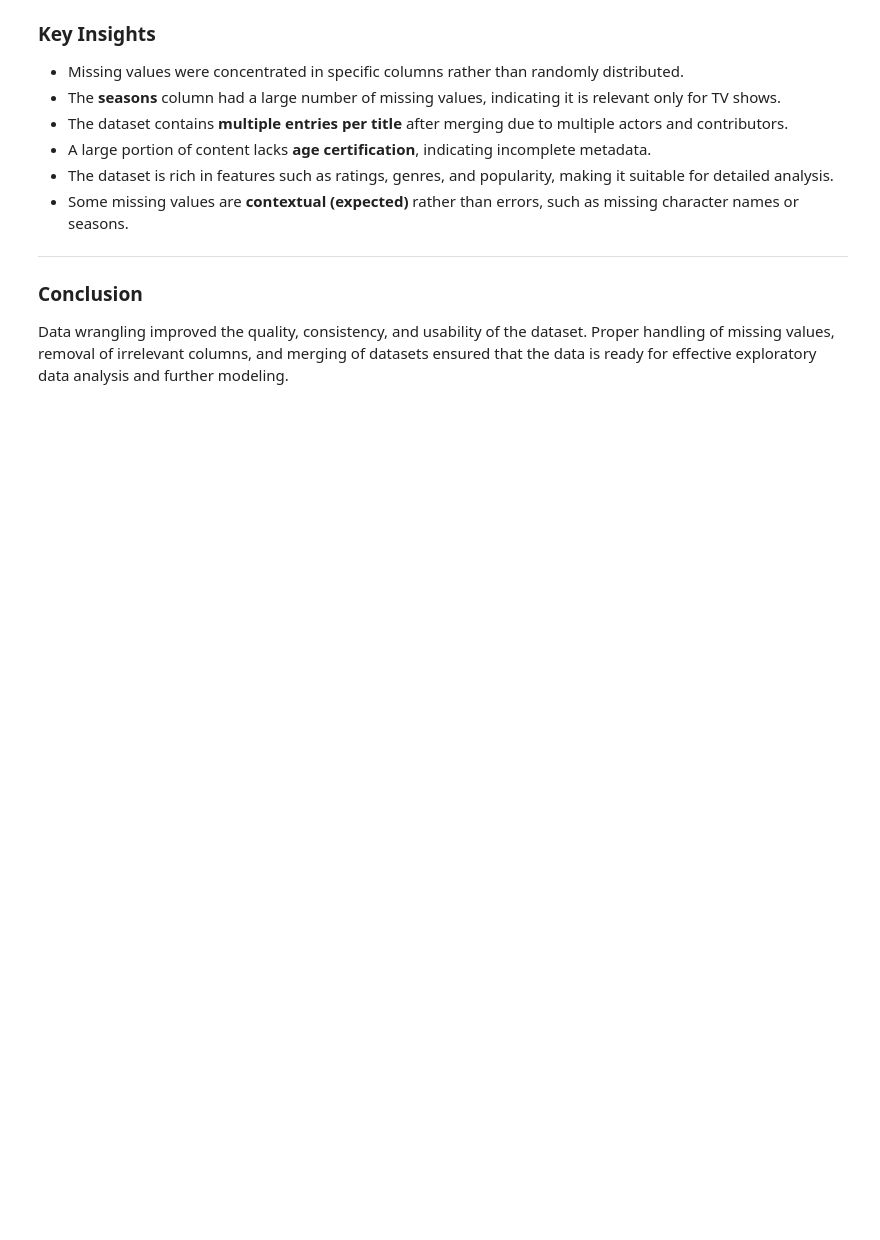
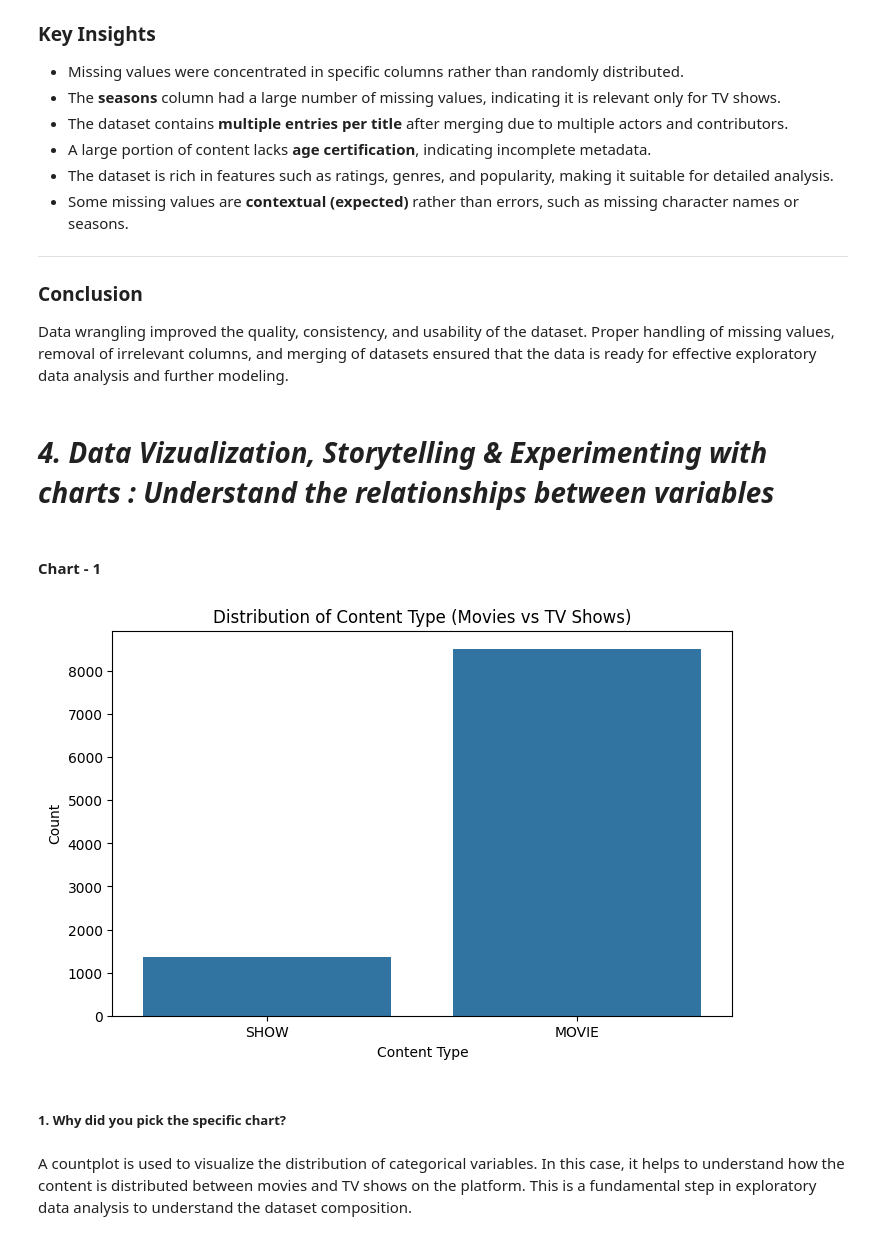
Before and after one commit to Snehamn24/Amazon-Prime-Video-EDA-and-Machine-Learning-Analysis, a Jupyter notebook: Amazon_Prime_EDA.ipynb, the cells around one changed output. Cells and saved outputs as stored; diff of their text form; code cells hidden in the pictures; blank space fills up the shorter version.

Commit message:
Data visualization code - chart 1

```diff
--- a/Amazon_Prime_EDA.ipynb
+++ b/Amazon_Prime_EDA.ipynb
@@ -577,3 +577,22 @@ What all manipulations have you done and insights you found ?
 ### Conclusion
 
 Data wrangling improved the quality, consistency, and usability of the dataset. Proper handling of missing values, removal of irrelevant columns, and merging of datasets ensured that the data is ready for effective exploratory data analysis and further modeling.
+# %% [markdown]
+# ***4. Data Vizualization, Storytelling & Experimenting with charts : Understand the relationships between variables***
+# %% [markdown]
+#### Chart - 1
+# %%
+# visualization code
+
+plt.figure(figsize = (8,5))
+sns.countplot(x='type',data=title)
+plt.title("Distribution of Content Type (Movies vs TV Shows)")
+plt.xlabel("Content Type")
+plt.ylabel("Count")
+plt.show()
+# %% [output]
+[figure, added]
+# %% [markdown]
+##### 1. Why did you pick the specific chart?
+# %% [markdown]
+A countplot is used to visualize the distribution of categorical variables. In this case, it helps to understand how the content is distributed between movies and TV shows on the platform. This is a fundamental step in exploratory data analysis to understand the dataset composition.
```
Also changed, not shown: parts of 4 cells of this notebook.
